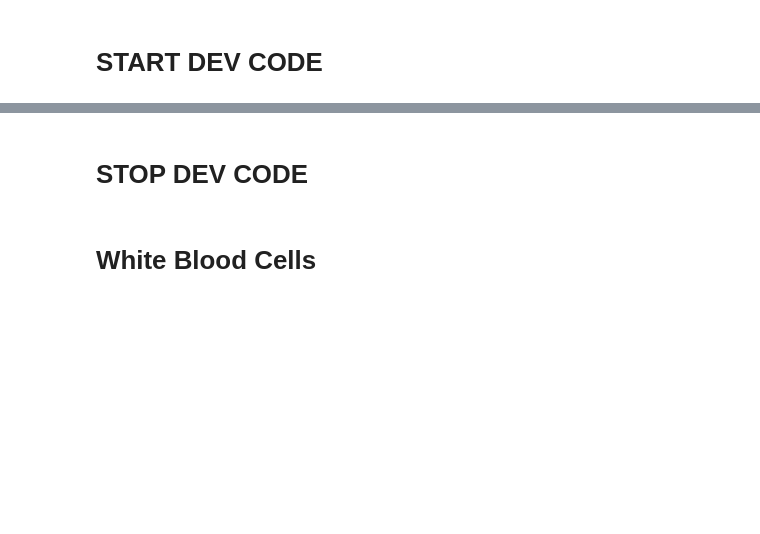
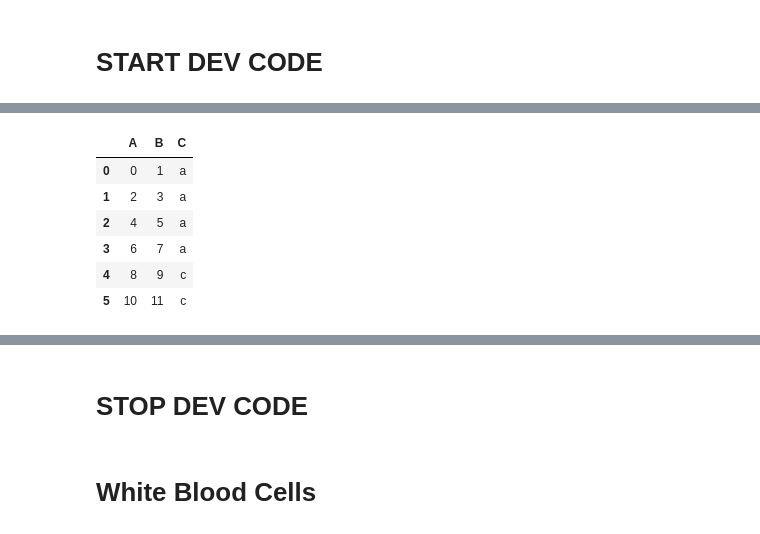
Before and after one commit to RJBeetel3/icu-data-exploration, a Jupyter notebook: icu_mortality_prediction/icu_mortality_prediction/notebooks/LABEVENTS_FIRST24.ipynb, the cells around one changed output, grey strips where cells are left out. Drawn from its saved outputs; the diff is of its cells as text; code cells hidden in the pictures; blank space fills up the shorter version.

Commit message:
adds method for filtering values conditional on values in another column

```diff
--- a/icu_mortality_prediction/icu_mortality_prediction/notebooks/LABEVENTS_FIRST24.ipynb
+++ b/icu_mortality_prediction/icu_mortality_prediction/notebooks/LABEVENTS_FIRST24.ipynb
@@ -260,0 +337,16 @@ df.mask(m)
+# %%
+df = pd.DataFrame([[0,1,'a'],
+                   [2,3,'a'],
+                   [4,5,'a'],
+                   [6,7,'a'],
+                   [8,9,'c'],
+                   [10,11,'c']], columns = ['A', 'B', 'C'])
+df
+# %% [output]
+|  | A | B | C |
+| 0 | 0 | 1 | a |
+| 1 | 2 | 3 | a |
+| 2 | 4 | 5 | a |
+| 3 | 6 | 7 | a |
+| 4 | 8 | 9 | c |
+| 5 | 10 | 11 | c |
```
Also changed, not shown: parts of 33 cells of this notebook.
